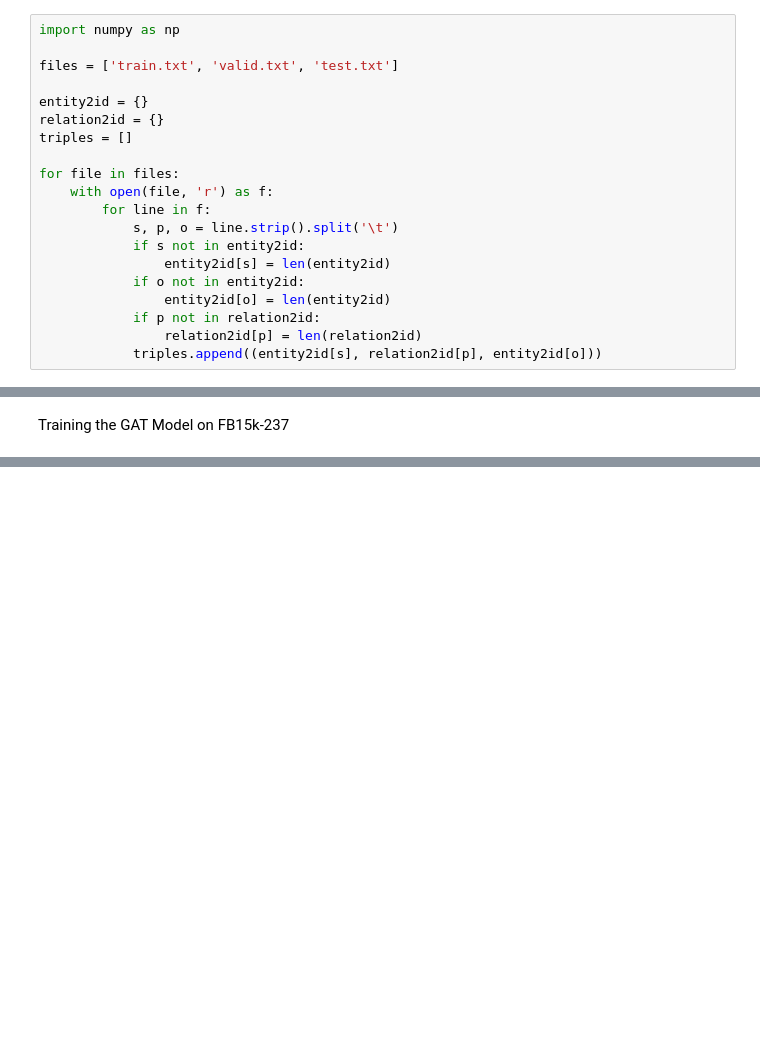
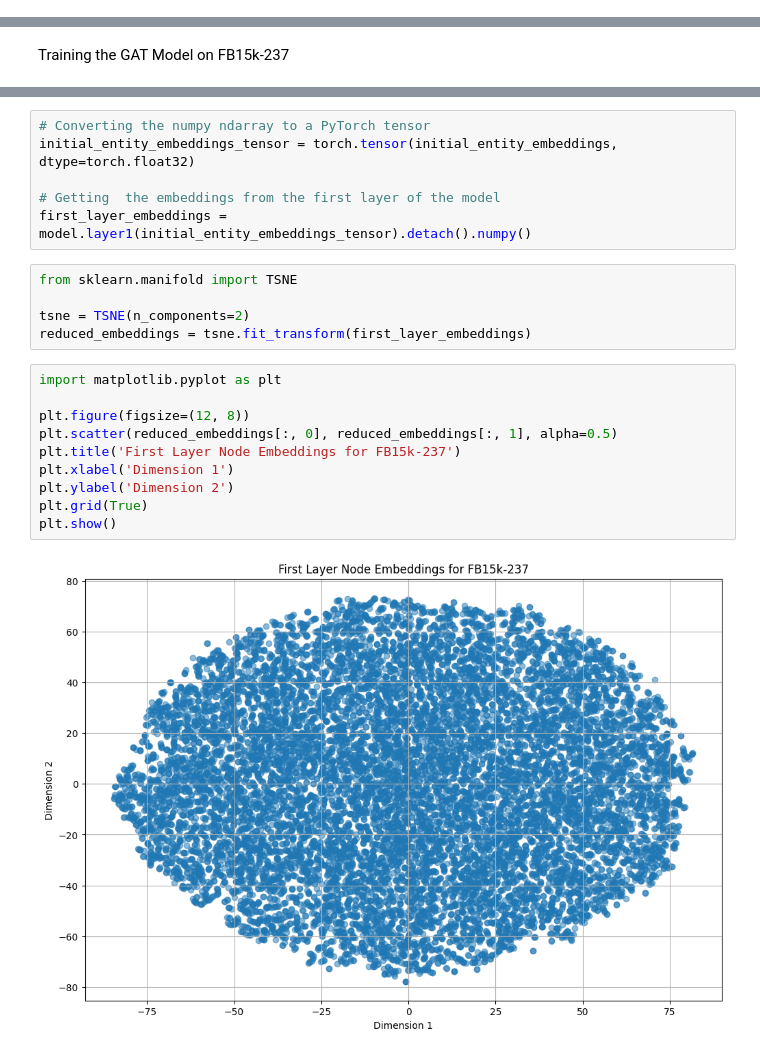
Before and after one commit to sneha1012/knowledge-graph-completion, a Jupyter notebook: Knowlegegraph.ipynb, the cells around one changed output, grey strips where cells are left out. Cells and saved outputs as stored; diff of their text form; blank space fills up the shorter version.

```diff
--- a/Knowlegegraph.ipynb
+++ b/Knowlegegraph.ipynb
@@ -34,23 +34,3 @@ Resolving deltas: 100% (345/345), done.
 /content/drive/My Drive/Data for GATS/pytorch-GAT/pytorch-GAT
 # %% [markdown]
 converting Entities and relations to unique integers
-# %%
-import numpy as np
-
-files = ['train.txt', 'valid.txt', 'test.txt']
-
-entity2id = {}
-relation2id = {}
-triples = []
-
-for file in files:
-    with open(file, 'r') as f:
-        for line in f:
-            s, p, o = line.strip().split('\t')
-            if s not in entity2id:
-                entity2id[s] = len(entity2id)
-            if o not in entity2id:
-                entity2id[o] = len(entity2id)
-            if p not in relation2id:
-                relation2id[p] = len(relation2id)
-            triples.append((entity2id[s], relation2id[p], entity2id[o]))
@@ -166,0 +173,23 @@ criterion = nn.MSELoss()
+# %%
+# Converting the numpy ndarray to a PyTorch tensor
+initial_entity_embeddings_tensor = torch.tensor(initial_entity_embeddings, dtype=torch.float32)
+
+# Getting  the embeddings from the first layer of the model
+first_layer_embeddings = model.layer1(initial_entity_embeddings_tensor).detach().numpy()
+# %%
+from sklearn.manifold import TSNE
+
+tsne = TSNE(n_components=2)
+reduced_embeddings = tsne.fit_transform(first_layer_embeddings)
+# %%
+import matplotlib.pyplot as plt
+
+plt.figure(figsize=(12, 8))
+plt.scatter(reduced_embeddings[:, 0], reduced_embeddings[:, 1], alpha=0.5)
+plt.title('First Layer Node Embeddings for FB15k-237')
+plt.xlabel('Dimension 1')
+plt.ylabel('Dimension 2')
+plt.grid(True)
+plt.show()
+# %% [output]
+[figure, added]
```
Also changed, not shown: parts of 4 cells of this notebook.
